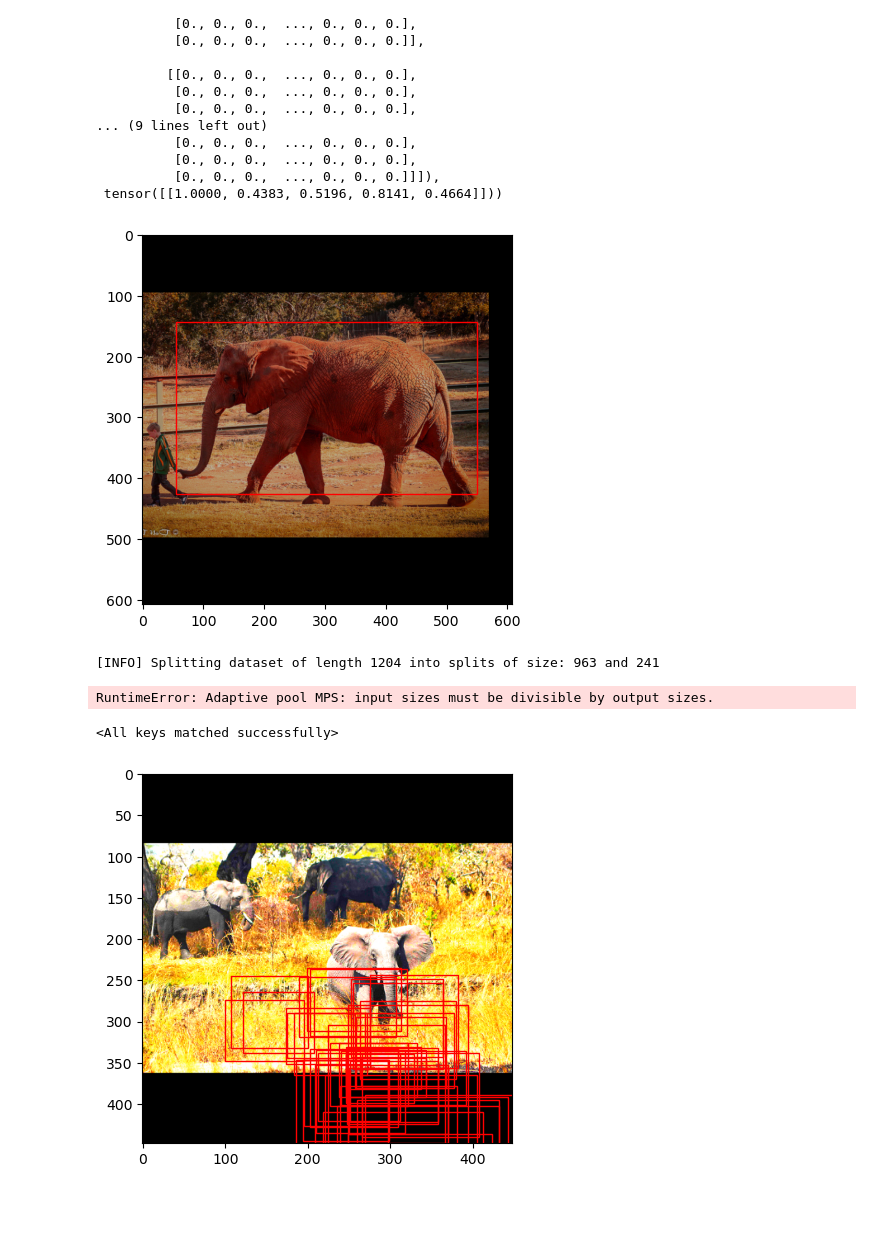
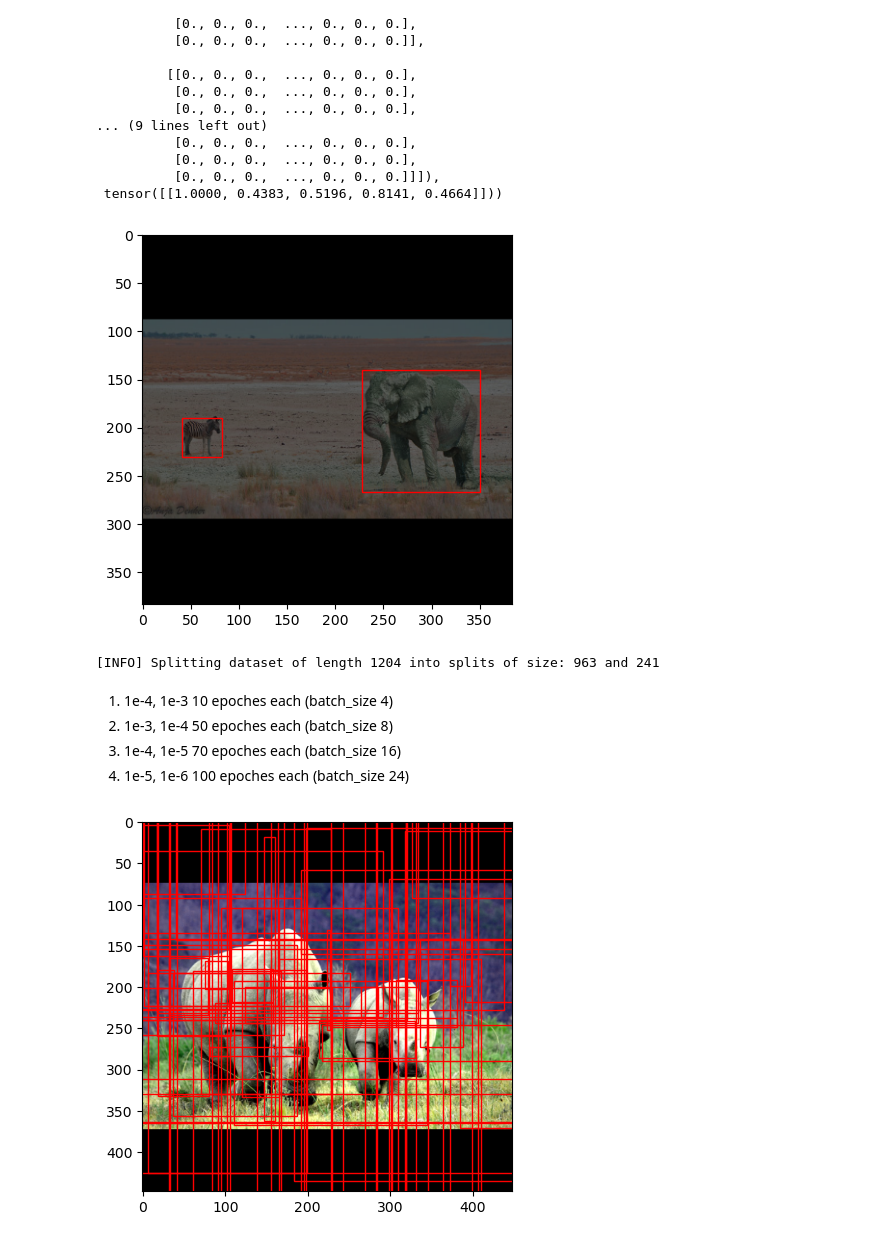
Before and after one commit to dkqp/DL_Paper_Replicating, a Jupyter notebook: notebook_replicating/YoloV1-3_architecture.ipynb, the cells around one changed output. Drawn from its saved outputs; the diff is of its cells as text; code cells hidden in the pictures; blank space fills up the shorter version.

Commit message:
Feat yolo v1 loss function, horizontal flip

```diff
--- a/notebook_replicating/YoloV1-3_architecture.ipynb
+++ b/notebook_replicating/YoloV1-3_architecture.ipynb
@@ -349,7 +350,7 @@ class dataset(Dataset):
         return paths, images, targets
 # %%
 train_transforms = transforms.Compose([
-    transforms.ColorJitter(brightness=1.5, saturation=1.5, hue=0.1),
+    transforms.ColorJitter(brightness=(0.3, 1.5), saturation=(0, 2), hue=0.1),
     transforms.ToTensor()
 ])
 # %%
@@ -359,7 +360,7 @@ train_dataset = dataset(
     transforms=train_transforms,
     image_size=448,
     augment=True,
-    multiscale=False
+    multiscale=True
 )
 train_dataset[0]
 # %% [output]
@@ -395,10 +396,10 @@ _, x_test, y_test = next(iter(train_dataloader))
 import matplotlib.pyplot as plt
 import matplotlib.patches as pts
 fig, ax = plt.subplots()
-ax.imshow(x_test[0].permute(1, 2, 0))
-_, w, h = x_test[0].shape
+ax.imshow(x_test[14].permute(1, 2, 0))
+_, w, h = x_test[14].shape
 count = 0
-for o in y_test[0]:
+for o in y_test[14]:
     ax.add_patch(
         pts.Rectangle(
             ((o[1] - o[3]/2) * w, (o[2] - o[4]/2) * h),
@@ -412,7 +413,7 @@ for o in y_test[0]:
     if count > 100:
         break
 # %% [output]
-[figure, old version]
+[figure, new version]
 # %%
 train_sub_dataset, val_sub_dataset = data_setup.split_dataset(
     train_dataset,
@@ -438,4 +439,9 @@ elif torch.backends.mps.is_available():
     device = torch.device('mps')
 else:
     device = torch.device('cpu')
+# %% [markdown]
+1. 1e-4, 1e-3 10 epoches each (batch_size 4)
+2. 1e-3, 1e-4 50 epoches each (batch_size 8)
+3. 1e-4, 1e-5 70 epoches each (batch_size 16)
+4. 1e-5, 1e-6 100 epoches each (batch_size 24)
 # %%
@@ -458,6 +469,7 @@ result = engine.HP_tune_train(
     test_dataset=test_dataset,
     class_names=[0, 1, 2, 3],
     loss_fn=loss_fn,
+    optimizer=optimizer,
     pre_score_fn=pre_score_fn,
     score_fn=score_fn,
     learning_rate_list=learning_rate_list,
@@ -470,9 +482,6 @@ result = engine.HP_tune_train(
     saving_max=True,
     metric_learning=False,
 )
-# %% [output]
-RuntimeError: Adaptive pool MPS: input sizes must be divisible by output sizes.
 # %%
-model.load_state_dict(torch.load('../models/Yolo_v1_animal-detection_LR_0.001_WD_0.0001_BS_16_GA_1_EPOCH_6_TEST-ACC_0.1502.pth'))
+model.load_state_dict(torch.load('../models/Yolo_v1_animal-detection_LR_0.0001_WD_0.0001_BS_24_GA_1_EPOCH_1_TEST-ACC_0.2493.pth')['model'])
+model.to(device)
-# %% [output]
-<All keys matched successfully>
@@ -479,38 +490,40 @@ model.load_state_dict(torch.load('../models/Yolo_v1_animal-detection_LR_0.001_WD
 # %%
 # 생성된 모든 박스 시각화 모듈
 
-_, x_test, _ = train_dataset[12]
+_, x_test, _ = train_dataset[11]
 
 # train 되지 않은 모델 확인 시
 # model1 = Yolo_conv(3, 4)
 # y_test = model1(x_test.unsqueeze(0))[:, 4:].permute(0, 2, 3, 1).reshape(-1, 5)
 
 # train 된 모델 확인 시
 x_test = utils.resize(x_test, 448)
-y_test = model(x_test.unsqueeze(0).to(device))[:, 4:].permute(0, 2, 3, 1).reshape(-1, 5)
+y_test = model(x_test.unsqueeze(0).to(device))[:, 4:].permute(2, 3, 0, 1).reshape(7, 7, -1, 5)
 
 # 시각화
 import matplotlib.pyplot as plt
 import matplotlib.patches as pts
 fig, ax = plt.subplots()
 ax.imshow(x_test.permute(1, 2, 0))
 _, w, h = x_test.shape
 count = 0
-for o in y_test.detach().cpu():
-    ax.add_patch(
-        pts.Rectangle(
-            ((o[1] - o[3]/2) * w, (o[2] - o[4]/2) * h),
-            o[3] * w,
-            o[4] * h,
-            edgecolor='red',
-            facecolor=(1,0,0,0)
-        )
-    )
-    count += 1
-    if count > 50:
-        break
+for i in range(7):
+    for j in range(7):
+        for o in y_test[i, j, :].detach().cpu():
+            ax.add_patch(
+                pts.Rectangle(
+                    (((j + o[1]) / 7 - o[3]/2) * w, ((i + o[2]) / 7 - o[4]/2) * h),
+                    o[3] * w,
+                    o[4] * h,
+                    edgecolor='red',
+                    facecolor=(1,0,0,0)
+                )
+            )
+            count += 1
+            if count > 50:
+                break
 # %% [output]
-[figure, old version]
+[figure, new version]
 # %%
 test_dataloader = DataLoader(
     dataset=test_dataset,
```
Also changed, not shown: parts of 7 cells of this notebook, 3 other files.
